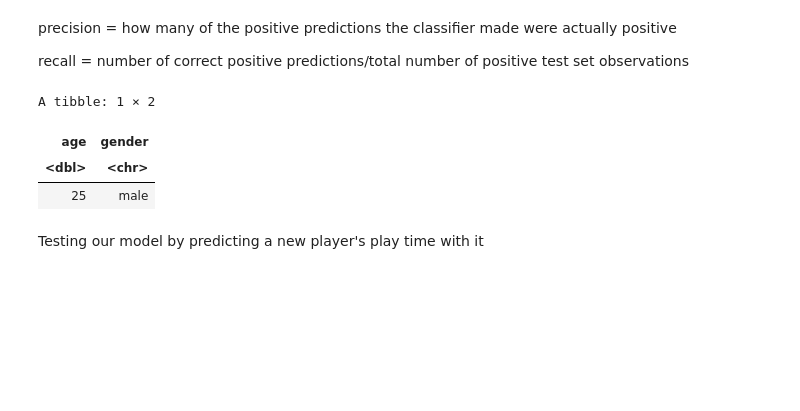
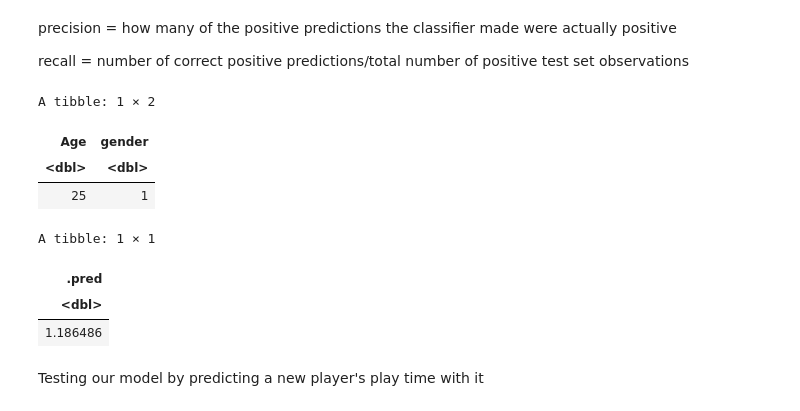
Before and after one commit to RaeL88/DSCI_project, a Jupyter notebook: Code.ipynb, the cells around one changed output. Cells and saved outputs as stored; diff of their text form; code cells hidden in the pictures; blank space fills up the shorter version.

Commit message:
Predicted new player
age 25, male

```diff
--- a/Code.ipynb
+++ b/Code.ipynb
@@ -342,13 +342,21 @@ actually positive
 recall = number of correct positive predictions/total number of positive
 test set observations
 # %%
-new_player <- tibble(age = 25, gender = "male")
+new_player <- tibble(Age = 25, gender = 1) #1 = male
 new_player
+
+new_player_pred <- predict(player_fit, new_player)
+
+new_player_pred
 # %% [output]
 A tibble: 1 × 2
-| age | gender |
-| <dbl> | <chr> |
-| 25 | male |
+| Age | gender |
+| <dbl> | <dbl> |
+| 25 | 1 |
+A tibble: 1 × 1
+| .pred |
+| <dbl> |
+| 1.186486 |
 # %% [markdown]
 Testing our model by predicting a new player's play time with it
 # %% [markdown]
```
